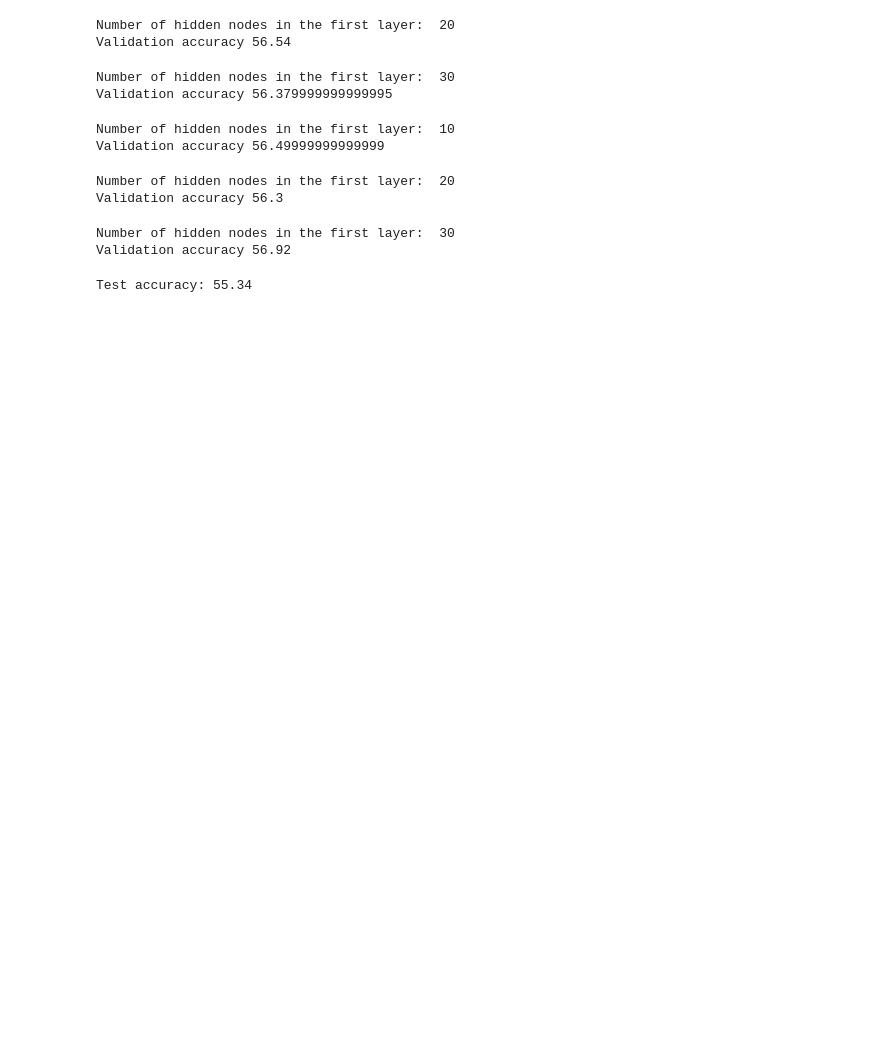
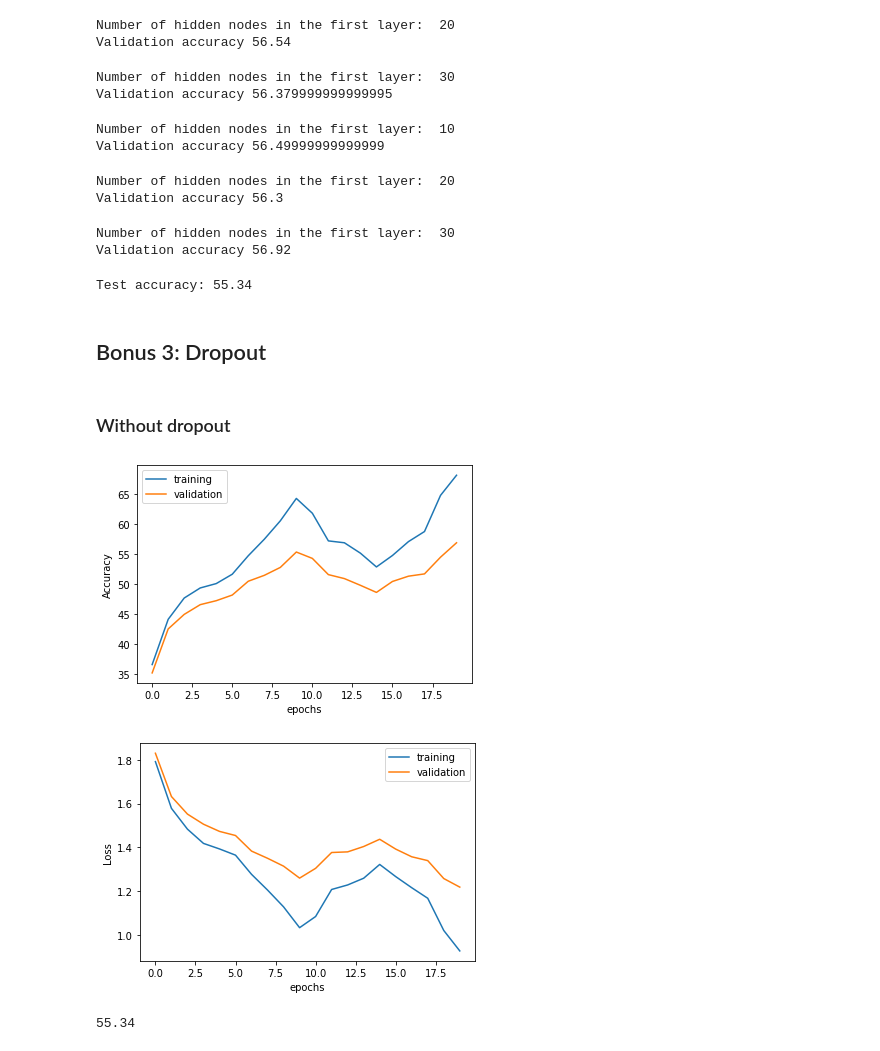
Before and after one commit to annasanchez27/DD2424-deep-learning-data-science, a Jupyter notebook: lab3/experiments.ipynb, the cells around one changed output. Drawn from its saved outputs; the diff is of its cells as text; code cells hidden in the pictures; blank space fills up the shorter version.

Commit message:
last changes bonus

```diff
--- a/lab3/experiments.ipynb
+++ b/lab3/experiments.ipynb
@@ -1262,3 +1262,36 @@ for m,nodes in enumerate(architecture):
     print("Test accuracy:" ,test_accuracy)
 # %% [output]
 Test accuracy: 55.34
+# %% [markdown]
+## Bonus 3: Dropout
+# %% [markdown]
+### Without dropout
+# %%
+architecture_final = [input_nodes, 80, 70, 50,output_nodes]
+architecture = [architecture_final]
+n_batch = 100
+cycles = 2
+n_s = 5*45000/n_batch
+n = len(data['train_data']['data'][0])
+epochs = int(cycles*n_s*2/(n/n_batch))
+for m,nodes in enumerate(architecture):
+    classifier = cls.Classifier()
+    for i in range(len(nodes)-1):
+        classifier.add_layer(n=nodes[i+1], input_nodes=nodes[i])
+    metrics_batch_without = classifier.fit(data['train_data']['data'], data['train_data']['one_hot'],
+                             data['validation_data']['data'], data['validation_data']['one_hot'],
+                             data['train_data']['labels'],
+                             data['validation_data']['labels'],
+                             'cross-entropy',
+                             n_batch=n_batch, eta=1e-5, n_epochs=epochs, lamda=0.0045 , eta_min=1e-5, eta_max=1e-1, n_s=n_s, batch_norm=True)
+    error_plot_normal(metrics_batch_without['accuracy_train'], metrics_batch_without['accuracy_val'], "Accuracy")
+    error_plot_normal(metrics_batch_without['loss_train'], metrics_batch_without['loss_val'], "Loss")
+    prediction_test = classifier.predict(data['test_data']['data'],batch_normalization=True)
+    test_accuracy = classifier.compute_accuracy(data['test_data']['labels'],prediction_test)
+# %% [output]
+[figure, added]
+[figure, added]
+# %%
+test_accuracy
+# %% [output]
+55.34
```
Also changed, not shown: parts of 6 cells of this notebook, 1 other file.
